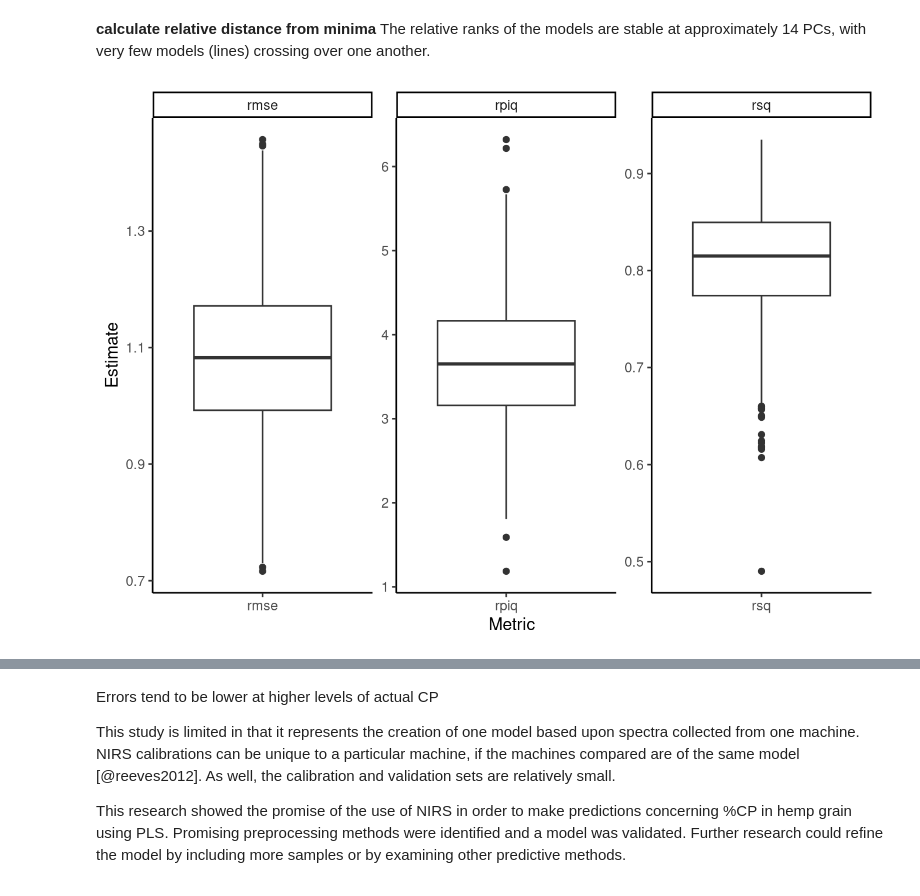
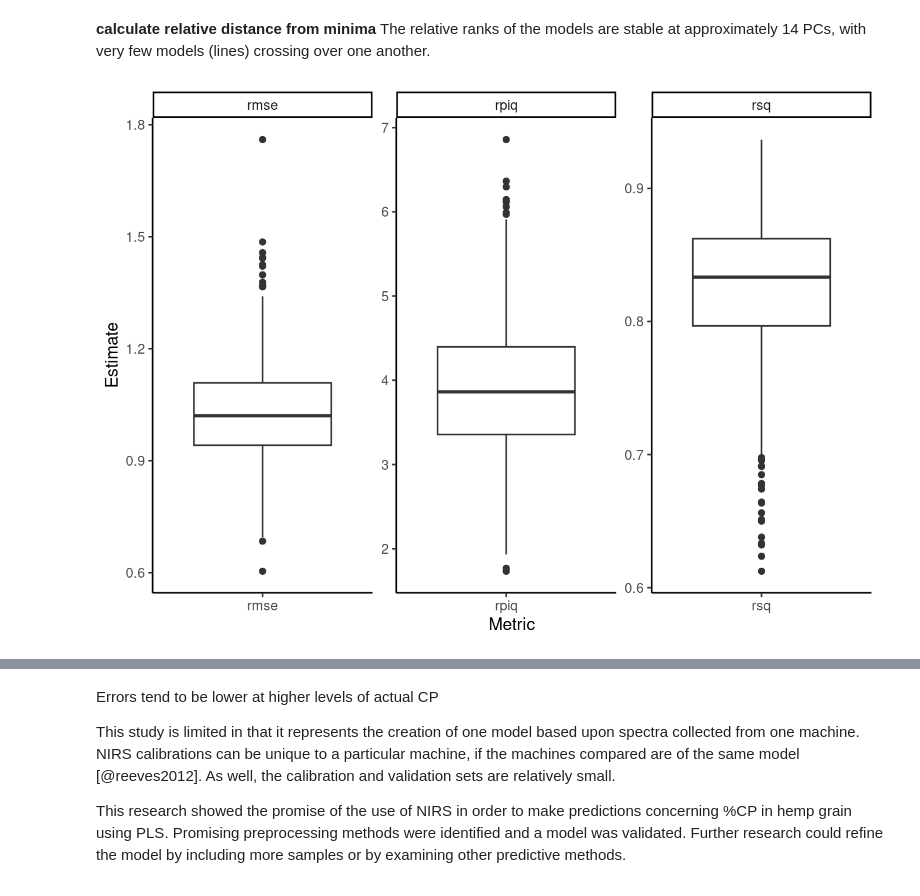
Before and after one commit to rvcrawford/glowing-system, a Jupyter notebook: index.embed.ipynb, the cells around one changed output, grey strips where cells are left out. Saved outputs shown, nothing was run; the diff lists cells and outputs as text; code cells hidden in the pictures.

```diff
--- a/index.embed.ipynb
+++ b/index.embed.ipynb
@@ -282,19 +282,22 @@ model_n_comp_statistics |>
 # %% [markdown]
 **calculate relative distance from minima** The relative ranks of the models are stable at approximately 14 PCs, with very few models (lines) crossing over one another.
 # %%
-model_final_predictions <- fread("./input_data/simplified_data/final_model_predictions_revised.csv")
+model_final_predictions <- fread("./input_data/final_data_set/final_model_predictions.csv")
+
+# setnames(model_final_predictions, "V1", "crude_protein")
+
 
 final_model_table <- model_final_predictions |>
   group_by(id) |>
   multi_metric(crude_protein, predicted_crude_protein)
 
 final_model_table |>
   ggplot(aes(x = .metric, y = .estimate)) +
   theme_classic() + geom_boxplot() +
   facet_wrap(vars(.metric), scales = "free") +
   xlab("Metric") + ylab("Estimate")
 # %% [output]
-[figure, old version]
+[figure, new version]
 # %%
 # add difference calculation between predicted and observed...
 model_final_predictions[,difference := predicted_crude_protein - crude_protein]
```
Also changed, not shown: parts of 5 cells of this notebook, 23 other files.
